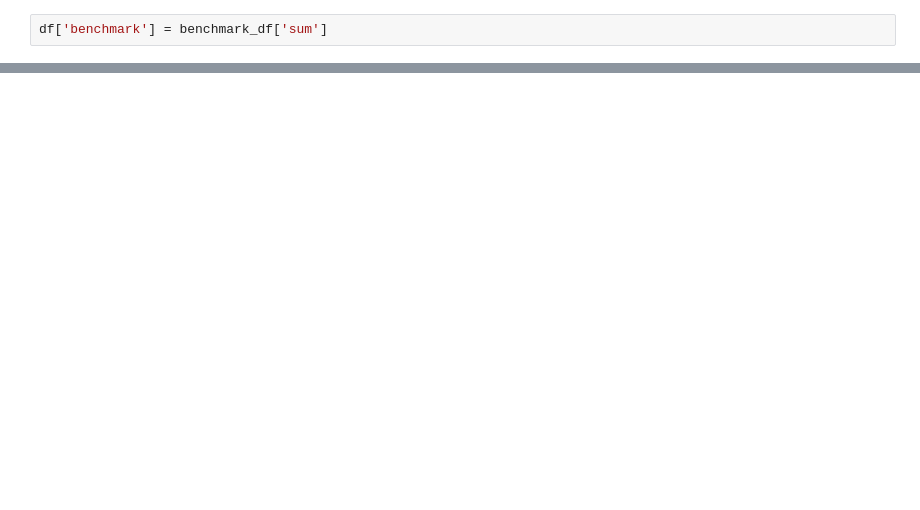
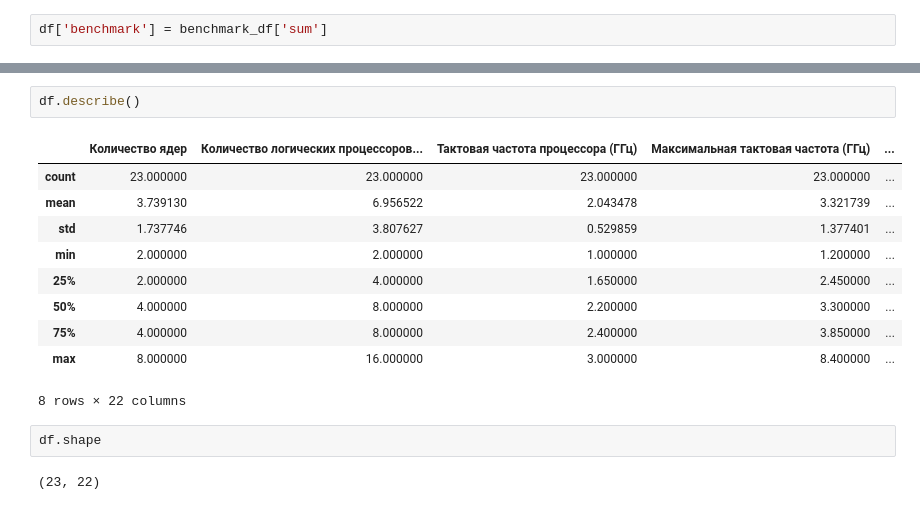
Before and after one commit to radabolsky/laptop-performance, a Jupyter notebook: statistic.ipynb, the cells around one changed output, grey strips where cells are left out. Cells and saved outputs as stored; diff of their text form; blank space fills up the shorter version.

```diff
--- a/statistic.ipynb
+++ b/statistic.ipynb
@@ -76,0 +144,17 @@ memory usage: 2.7 KB
+# %%
+df.describe()
+# %% [output]
+|  | Количество ядер | Количество логических процессоров... | Тактовая частота процессора (ГГц) | Максимальная тактовая частота (ГГц) | ... |
+| count | 23.000000 | 23.000000 | 23.000000 | 23.000000 | ... |
+| mean | 3.739130 | 6.956522 | 2.043478 | 3.321739 | ... |
+| std | 1.737746 | 3.807627 | 0.529859 | 1.377401 | ... |
+| min | 2.000000 | 2.000000 | 1.000000 | 1.200000 | ... |
+| 25% | 2.000000 | 4.000000 | 1.650000 | 2.450000 | ... |
+| 50% | 4.000000 | 8.000000 | 2.200000 | 3.300000 | ... |
+| 75% | 4.000000 | 8.000000 | 2.400000 | 3.850000 | ... |
+| max | 8.000000 | 16.000000 | 3.000000 | 8.400000 | ... |
+8 rows × 22 columns
+# %%
+df.shape
+# %% [output]
+(23, 22)
```
Also changed, not shown: parts of 17 cells of this notebook, 2 other files.
